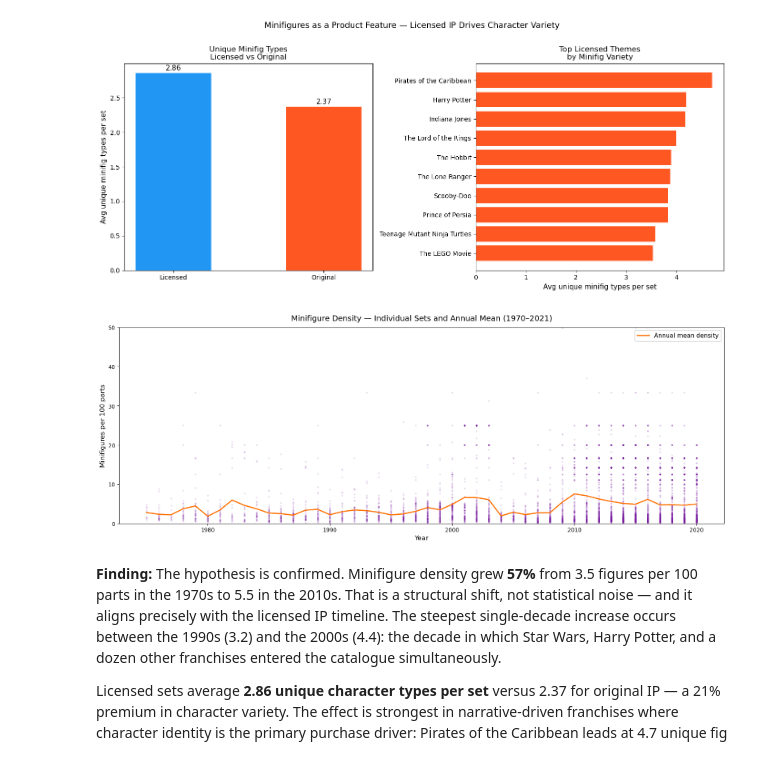
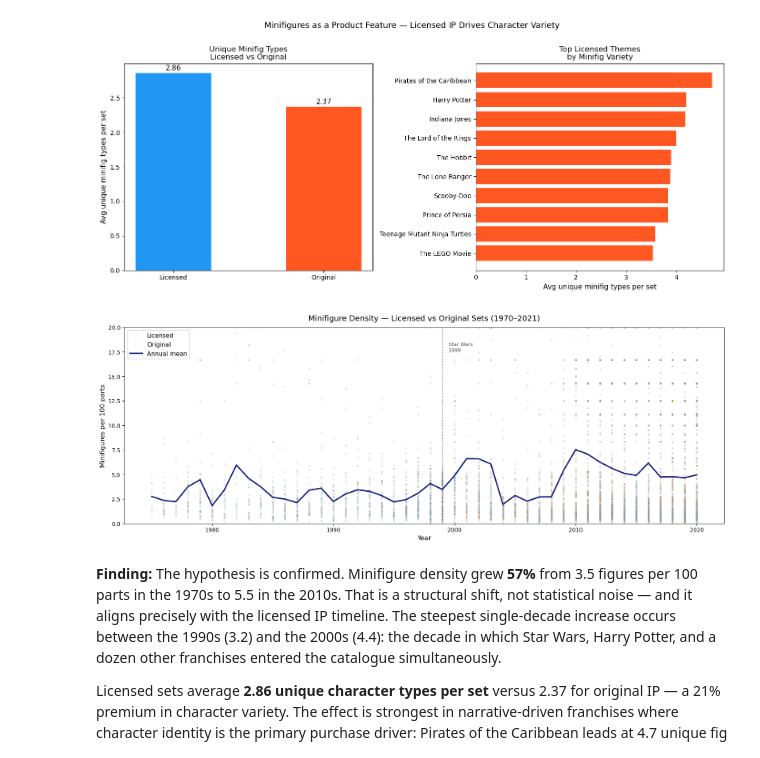
Before and after one commit to xavier-oc-programming/lego-dataset-analysis, a Jupyter notebook: notebooks/analysis/lego_analysis.ipynb, the cells around one changed output. Saved outputs shown, nothing was run; the diff lists cells and outputs as text; code cells hidden in the pictures.

Commit message:
Improve density scatter: colour by ip_type, cap y-axis at 20, add 1999 marker

```diff
--- a/notebooks/analysis/lego_analysis.ipynb
+++ b/notebooks/analysis/lego_analysis.ipynb
@@ -1212,25 +1212,31 @@ plt.show()
 # %% [output]
 [figure]
 # %%
-# year-on-year density scatter (all sets with figs, 1970 onwards)
+# year-on-year density scatter — colour by ip_type
 set_figs_1970 = set_figs[set_figs['year'] >= 1970]
 annual_density = set_figs_1970.groupby('year')['figs_per_100_parts'].mean()
 
+palette_ip = {'Licensed': '#FF6F00', 'Original': '#90A4AE'}
+
 fig, ax = plt.subplots(figsize=(16, 6))
-ax.scatter(set_figs_1970['year'], set_figs_1970['figs_per_100_parts'],
-           alpha=0.15, s=10, color='#7B1FA2', linewidths=0)
+for ip, grp in set_figs_1970.groupby('ip_type'):
+    ax.scatter(grp['year'], grp['figs_per_100_parts'],
+               color=palette_ip[ip], alpha=0.25, s=12,
+               linewidths=0, label=ip, zorder=2)
 ax.plot(annual_density.index, annual_density.values,
-        color='#FF6F00', linewidth=2, label='Annual mean density')
+        color='#1A237E', linewidth=2.5, label='Annual mean', zorder=5)
+ax.axvline(1999, color='black', linewidth=1, linestyle='--', alpha=0.5, zorder=4)
+ax.text(1999.5, 17.5, 'Star Wars\n1999', fontsize=9, color='black', alpha=0.7)
+ax.set_ylim(0, 20)
 ax.set_xlabel('Year', fontsize=12)
 ax.set_ylabel('Minifigures per 100 parts', fontsize=12)
-ax.set_title('Minifigure Density — Individual Sets and Annual Mean (1970–2021)', fontsize=14, pad=12)
+ax.set_title('Minifigure Density — Licensed vs Original Sets (1970–2021)', fontsize=14, pad=12)
 ax.legend(fontsize=11)
-ax.set_ylim(0, 50)
 plt.tight_layout()
 plt.savefig('../../plots/minifig_density_scatter.png', dpi=150)
 plt.show()
 # %% [output]
-[figure, old version]
+[figure, new version]
 # %% [markdown]
 **Finding:** The hypothesis is confirmed. Minifigure density grew **57%** from 3.5 figures per 100 parts in the 1970s to 5.5 in the 2010s. That is a structural shift, not statistical noise — and it aligns precisely with the licensed IP timeline. The steepest single-decade increase occurs between the 1990s (3.2) and the 2000s (4.4): the decade in which Star Wars, Harry Potter, and a dozen other franchises entered the catalogue simultaneously.
 
```
Also changed, not shown: 1 other file.
